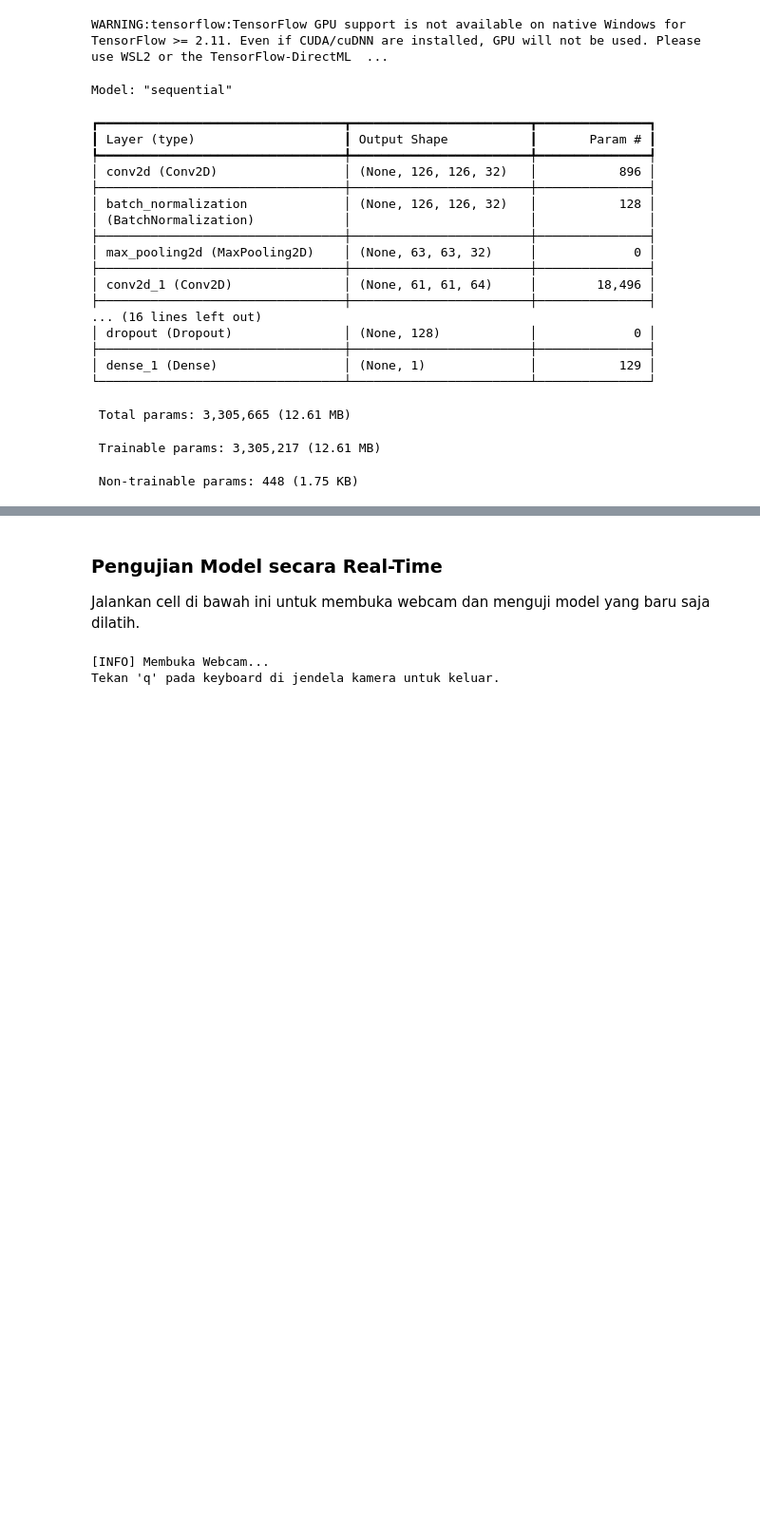
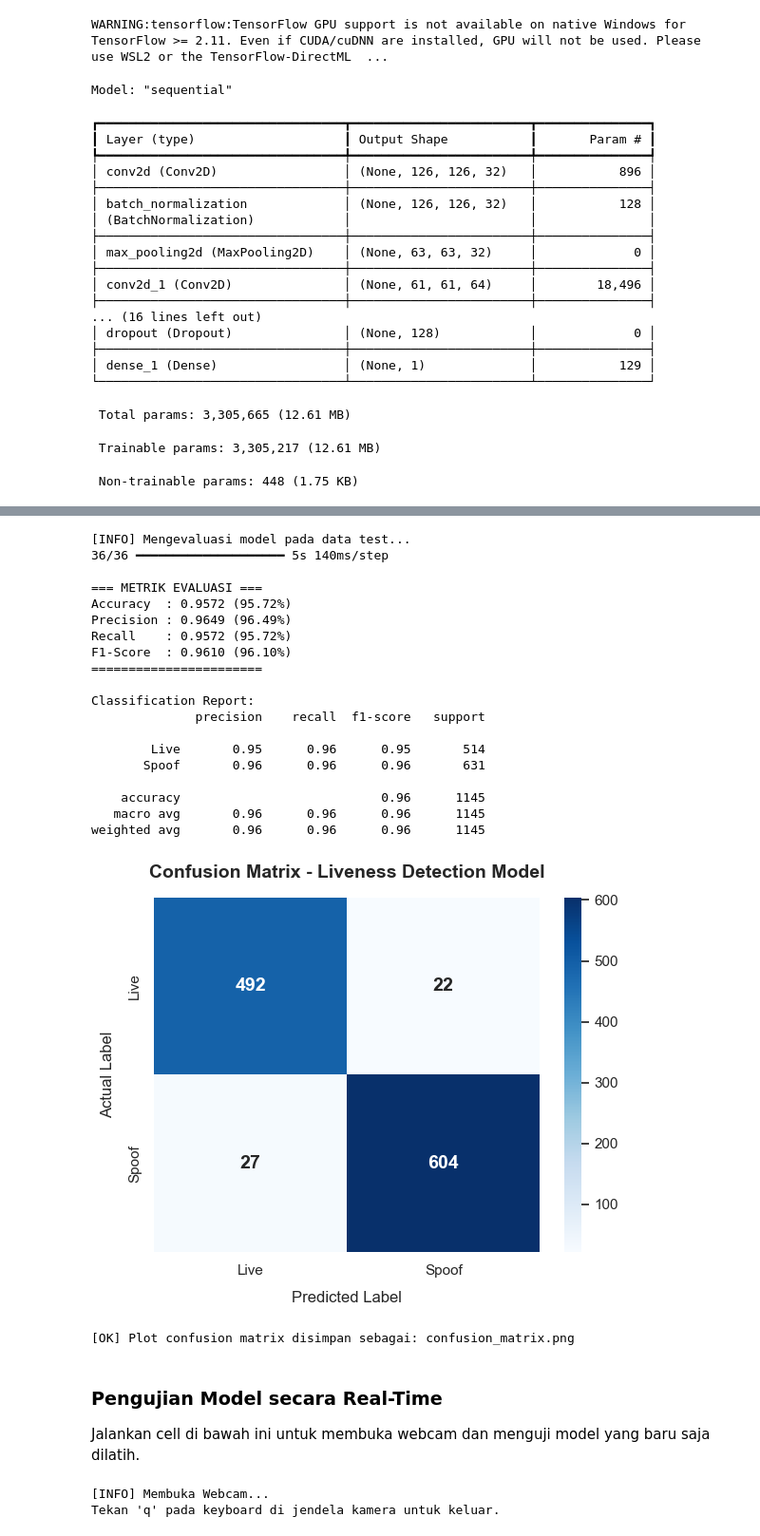
Before and after one commit to natasyababulrhaiyan/FaceAttend_VC, a Jupyter notebook: train_liveness_model.ipynb, the cells around one changed output, grey strips where cells are left out. Shown at 95% size. Cells and saved outputs as stored; diff of their text form; code cells hidden in the pictures; blank space fills up the shorter version.

```diff
--- a/train_liveness_model.ipynb
+++ b/train_liveness_model.ipynb
@@ -398,34 +398,56 @@ try:
     plt.xticks(fontsize=11)
     plt.yticks(fontsize=11)
     plt.tight_layout()
     plt.savefig('confusion_matrix.png', dpi=150, bbox_inches='tight')
     plt.show()
 except ImportError:
     fig, ax = plt.subplots(figsize=(6, 5))
     fig.patch.set_facecolor('#FAFAFA')
     ax.set_facecolor('#F5F5F5')
     im = ax.imshow(cm, interpolation='nearest', cmap=plt.cm.Blues)
     ax.figure.colorbar(im, ax=ax)
     ax.set(xticks=np.arange(cm.shape[1]),
            yticks=np.arange(cm.shape[0]),
            xticklabels=target_names, yticklabels=target_names)
     plt.setp(ax.get_xticklabels(), rotation=0, ha="center", fontsize=11)
     plt.setp(ax.get_yticklabels(), rotation=90, va="center", fontsize=11)
     thresh = cm.max() / 2.
     for i in range(cm.shape[0]):
         for j in range(cm.shape[1]):
             ax.text(j, i, format(cm[i, j], 'd'),
                     ha="center", va="center",
                     color="white" if cm[i, j] > thresh else "black",
                     fontsize=14, fontweight='bold')
-    ax.set_title('Confusion Matrix - Liveness Detection Model', fontsize=14, fontweight='bold', pad=15)
+    ax.set_title('Confusion Matrix - Passive Liveness Detection Model', fontsize=14, fontweight='bold', pad=15)
     ax.set_xlabel('Predicted Label', fontsize=12, labelpad=10)
     ax.set_ylabel('Actual Label', fontsize=12, labelpad=10)
     fig.tight_layout()
     plt.savefig('confusion_matrix.png', dpi=150, bbox_inches='tight')
     plt.show()
 
 print("[OK] Plot confusion matrix disimpan sebagai: confusion_matrix.png")
+# %% [output]
+[INFO] Mengevaluasi model pada data test...
+36/36 ━━━━━━━━━━━━━━━━━━━━ 5s 140ms/step
+
+=== METRIK EVALUASI ===
+Accuracy  : 0.9572 (95.72%)
+Precision : 0.9649 (96.49%)
+Recall    : 0.9572 (95.72%)
+F1-Score  : 0.9610 (96.10%)
+=======================
+
+Classification Report:
+              precision    recall  f1-score   support
+
+        Live       0.95      0.96      0.95       514
+       Spoof       0.96      0.96      0.96       631
+
+    accuracy                           0.96      1145
+   macro avg       0.96      0.96      0.96      1145
+weighted avg       0.96      0.96      0.96      1145
+[figure, added]
+[OK] Plot confusion matrix disimpan sebagai: confusion_matrix.png
 # %% [markdown]
 ### Pengujian Model secara Real-Time
 Jalankan cell di bawah ini untuk membuka webcam dan menguji model yang baru saja dilatih.
```
Also changed, not shown: parts of 3 cells of this notebook, 9 other files.
